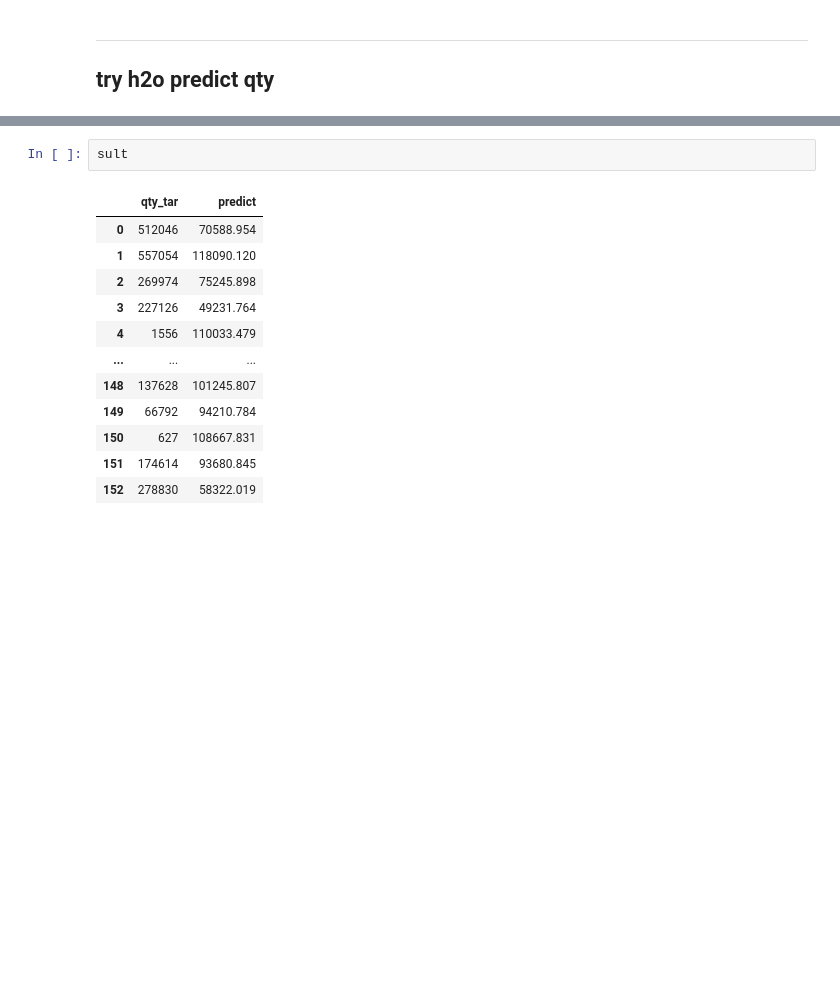
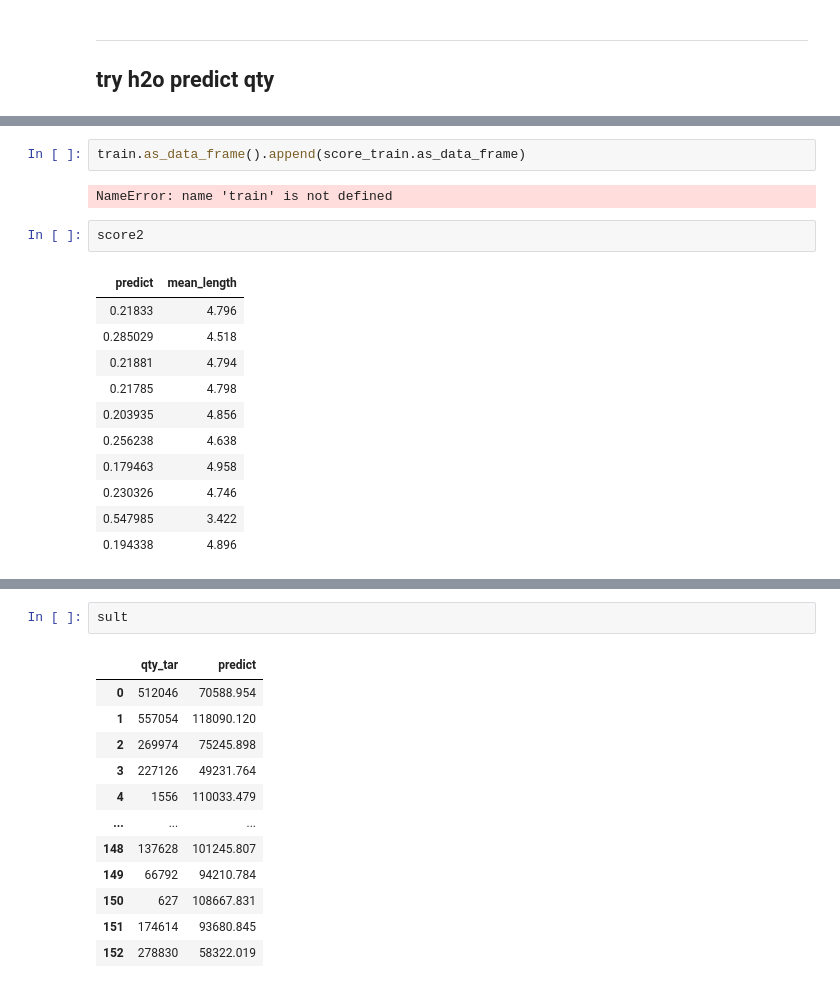
Before and after one commit to fyenne/play3_timeseries, a Jupyter notebook: hpi_out.ipynb, the cells around one changed output, grey strips where cells are left out. Cells and saved outputs as stored; diff of their text form; blank space fills up the shorter version.

```diff
--- a/hpi_out.ipynb
+++ b/hpi_out.ipynb
@@ -577 +497,19 @@ x_train2
+# %%
+train.as_data_frame().append(score_train.as_data_frame)
+# %% [output]
+NameError: name 'train' is not defined
+# %%
+score2
+# %% [output]
+| predict | mean_length |
+| 0.21833 | 4.796 |
+| 0.285029 | 4.518 |
+| 0.21881 | 4.794 |
+| 0.21785 | 4.798 |
+| 0.203935 | 4.856 |
+| 0.256238 | 4.638 |
+| 0.179463 | 4.958 |
+| 0.230326 | 4.746 |
+| 0.547985 | 3.422 |
+| 0.194338 | 4.896 |
 # %%
```
Also changed, not shown: parts of 67 cells of this notebook.
